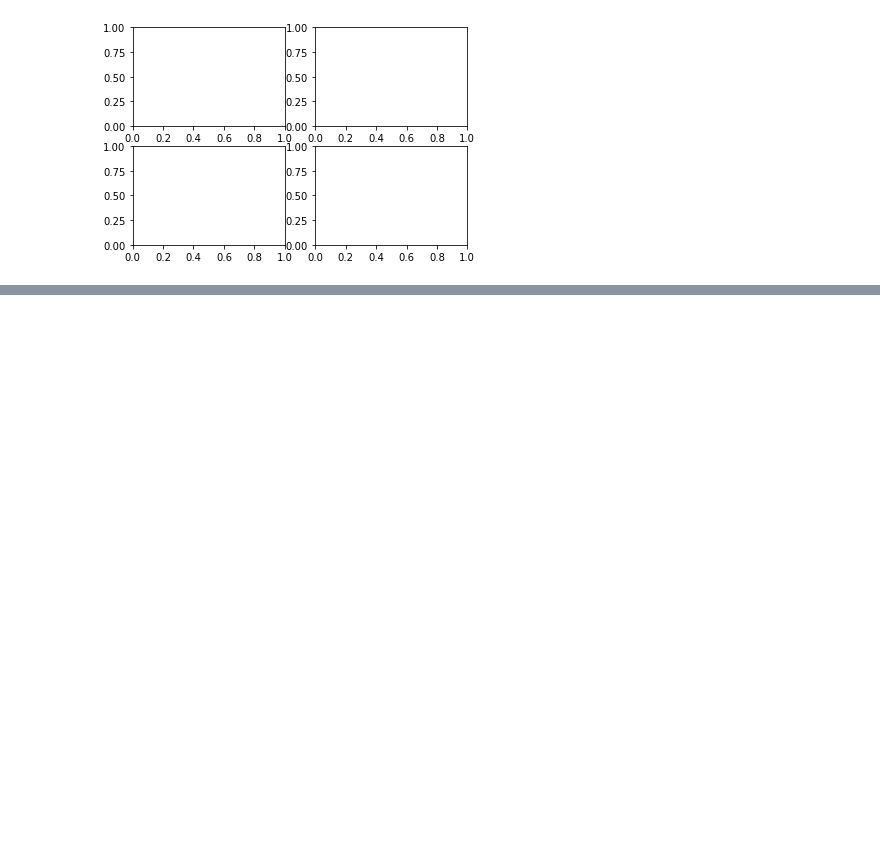
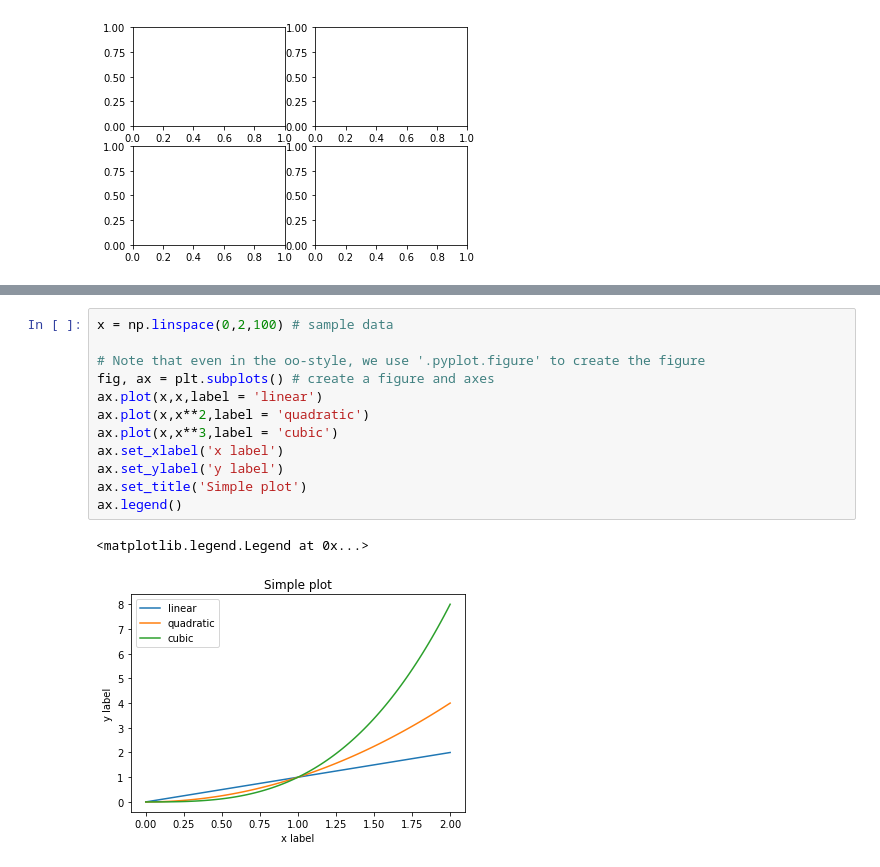
Before and after one commit to JaeDoo1034/Matplotlib_practice, a Jupyter notebook: Ussage Guide.ipynb, the cells around one changed output, grey strips where cells are left out. Drawn from its saved outputs; the diff is of its cells as text; blank space fills up the shorter version.

```diff
--- a/Ussage Guide.ipynb
+++ b/Ussage Guide.ipynb
@@ -35,0 +95,15 @@ fig, ax2 = plt.subplots(2,2) # a figure with a 2x2 grid of Axes
+# %%
+x = np.linspace(0,2,100) # sample data
+
+# Note that even in the oo-style, we use '.pyplot.figure' to create the figure
+fig, ax = plt.subplots() # create a figure and axes
+ax.plot(x,x,label = 'linear')
+ax.plot(x,x**2,label = 'quadratic')
+ax.plot(x,x**3,label = 'cubic')
+ax.set_xlabel('x label')
+ax.set_ylabel('y label')
+ax.set_title('Simple plot')
+ax.legend()
+# %% [output]
+<matplotlib.legend.Legend at 0x...>
+[figure, added]
```
Also changed, not shown: parts of 28 cells of this notebook.
